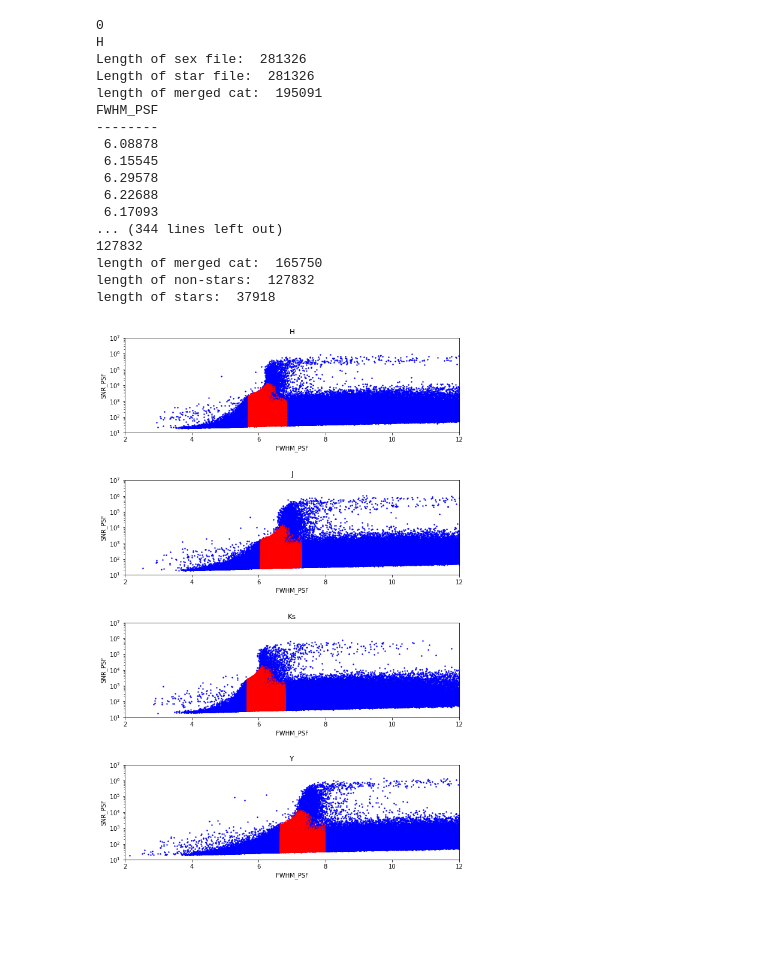
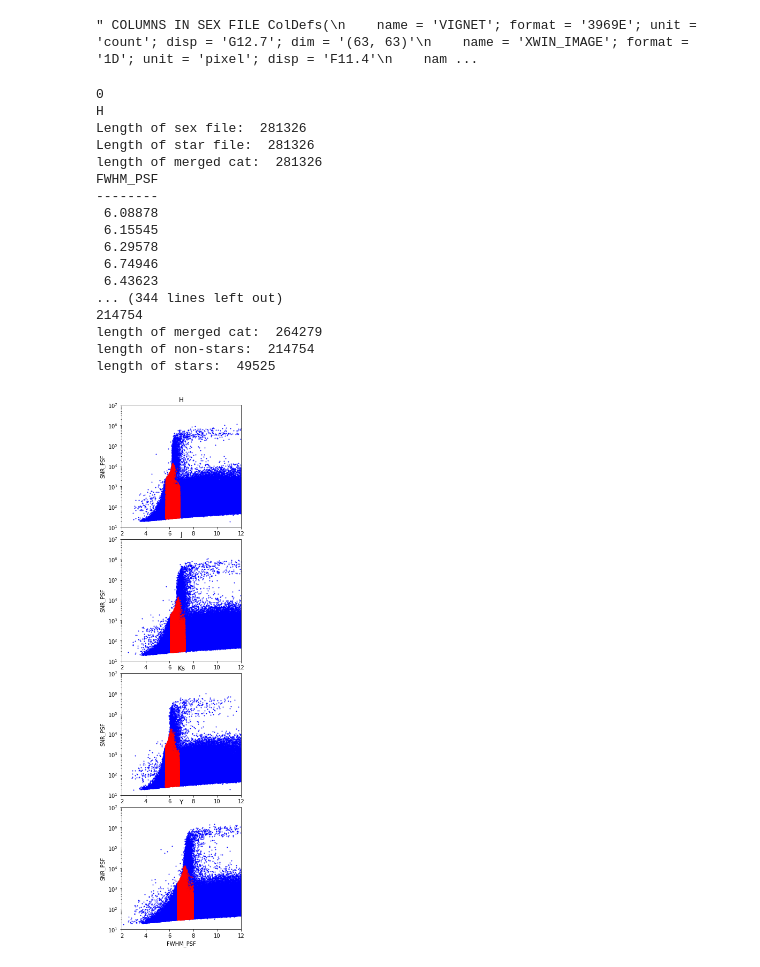
Before and after one commit to des-science/DEEP, a Jupyter notebook: TestStarSelect_deep.ipynb, the cells around one changed output. Cells and saved outputs as stored; diff of their text form; code cells hidden in the pictures; blank space fills up the shorter version.

```diff
--- a/TestStarSelect_deep.ipynb
+++ b/TestStarSelect_deep.ipynb
@@ -36,7 +37,8 @@ import pandas
 #import piff
 #import ngmix
 # %%
-"""ColDefs(
+""" COLUMNS IN SEX FILE
+    ColDefs(
     name = 'VIGNET'; format = '3969E'; unit = 'count'; disp = 'G12.7'; dim = '(63, 63)'
     name = 'XWIN_IMAGE'; format = '1D'; unit = 'pixel'; disp = 'F11.4'
     name = 'YWIN_IMAGE'; format = '1D'; unit = 'pixel'; disp = 'F11.4'
@@ -54,7 +56,9 @@ import pandas
     name = 'ERRAWIN_WORLD'; format = '1E'; unit = 'deg'; disp = 'G12.7'
     name = 'ERRBWIN_WORLD'; format = '1E'; unit = 'deg'; disp = 'G12.7'
     name = 'ERRTHETAWIN_J2000'; format = '1E'; unit = 'deg'; disp = 'F6.2'
-ColDefs(
+
+    COLUMNS IN STAR FILE
+    ColDefs(
     name = 'SOURCE_NUMBER'; format = '1J'; disp = 'I10'
     name = 'EXTENSION'; format = '1I'; disp = 'I4'
     name = 'CATALOG_NUMBER'; format = '1J'; disp = 'I7'
@@ -71,6 +75,8 @@ ColDefs(
     name = 'CHI2_PSF'; format = '1E'; disp = 'G12.6'
     name = 'RESI_PSF'; format = '1E'; disp = 'G12.6'
 """
+# %% [output]
+" COLUMNS IN SEX FILE ColDefs(\n    name = 'VIGNET'; format = '3969E'; unit = 'count'; disp = 'G12.7'; dim = '(63, 63)'\n    name = 'XWIN_IMAGE'; format = '1D'; unit = 'pixel'; disp = 'F11.4'\n    nam ...
 # %%
 def read_files(filter):
 
@@ -137,12 +127,12 @@ filter=['H', 'J', 'Ks', 'Y']
 numfilts=len(filter)
 
 #make figure for fwhm-snr
-fig, axs = plt.subplots(4, figsize=(10, 16), facecolor='w', edgecolor='k')
-fig.subplots_adjust(hspace = .5, wspace=.5)
-fig2, axs2 = plt.subplots(4, figsize=(10, 16), facecolor='w', edgecolor='k')
-fig2.subplots_adjust(hspace = .5, wspace=.5)
-fig3, axs3 = plt.subplots(4, figsize=(10, 16), facecolor='w', edgecolor='k')
-fig3.subplots_adjust(hspace = .5, wspace=.5)
+fig, axs = plt.subplots(4, figsize=(4, 18), facecolor='w', edgecolor='k')
+fig.subplots_adjust(hspace = .1, wspace=.5)
+fig2, axs2 = plt.subplots(4, figsize=(4, 18), facecolor='w', edgecolor='k')
+fig2.subplots_adjust(hspace = .1, wspace=.5)
+fig3, axs3 = plt.subplots(4, figsize=(4, 18), facecolor='w', edgecolor='k')
+fig3.subplots_adjust(hspace = .1, wspace=.5)
 
 #make figure for flux-size
 for i in range(numfilts):
@@ -151,7 +141,8 @@ for i in range(numfilts):
     print(filt)
 
     #sexdata,stardata=read_files(filt)
-    sexstar, ssdf=read_files(filt)
+    sexstar, sex, star =read_files(filt)
+
     print(sexstar['FWHM_PSF'][np.where(sexstar['FLAGS_PSF']==0)])
     print(sexstar['SNR_PSF'][np.where(sexstar['FLAGS_PSF']==0)])
     print(sexstar['FLUX_APER'][[np.where(sexstar['FLAGS_PSF']==0)],0])
@@ -166,54 +157,54 @@ for i in range(numfilts):
     print("length of stars: ",len(sexstar['FLAGS_PSF'][np.where(sexstar['FLAGS_PSF']==0)]))
 
     #add to axes
-    axs[i].scatter(x=sexstar['FWHM_PSF'][np.where(sexstar['FLAGS_PSF']!=0)],y=sexstar['SNR_PSF'][np.where(sexstar['FLAGS_PSF']!=0)],c='blue',label='FLAGS_PSF>0', marker='.',s=8)##,ax=axs[i])
-    axs[i].scatter(x=sexstar['FWHM_PSF'][np.where(sexstar['FLAGS_PSF']==0)],y=sexstar['SNR_PSF'][np.where(sexstar['FLAGS_PSF']==0)],c='red',label='FLAGS_PSF=0', marker='.',s=6)##,ax=axs[i])
+    #axs[i].scatter(x=star['FWHM_PSF'],y=star['SNR_PSF'],c='red',label='FLAGS_PSF=0', marker='.',s=4)##,ax=axs[i]) # use this is conconcered about matching
+    axs[i].scatter(x=sexstar['FWHM_PSF'][np.where(sexstar['FLAGS_PSF']!=0)],y=sexstar['SNR_PSF'][np.where(sexstar['FLAGS_PSF']!=0)],c='blue',label='FLAGS_PSF>0', marker='.',s=4)##,ax=axs[i])
+    axs[i].scatter(x=sexstar['FWHM_PSF'][np.where(sexstar['FLAGS_PSF']==0)],y=sexstar['SNR_PSF'][np.where(sexstar['FLAGS_PSF']==0)],c='red',label='FLAGS_PSF=0', marker='.',s=4)##,ax=axs[i])
     #axs[i].set_xscale('log')
     axs[i].set_yscale('log')
     axs[i].set_xlim(2,12)
     axs[i].set_ylim(10,10**7 )
     axs[i].set_xlabel('FWHM_PSF')
     axs[i].set_ylabel('SNR_PSF')
     axs[i].set_title(filt)
     #axs[i].legend(sexstar['FLAGS_PSF'])
 
-    axs2[i].scatter(sexstar['FLUX_RADIUS'][np.where(sexstar['FLAGS_PSF']!=0)],sexstar['FLUX_APER'][[np.where(sexstar['FLAGS_PSF']!=0)],0]/sexstar['FLUXERR_APER'][[np.where(sexstar['FLAGS_PSF']!=0)],0],c='blue',label='FLAGS_PSF>0', marker='.',s=4) # , colormap='viridis')
-    axs2[i].scatter(sexstar['FLUX_RADIUS'][np.where(sexstar['FLAGS_PSF']==0)],sexstar['FLUX_APER'][[np.where(sexstar['FLAGS_PSF']==0)],0]/sexstar['FLUXERR_APER'][[np.where(sexstar['FLAGS_PSF']==0)],0],c='red',label='FLAGS_PSF=0', marker='.',s=10)
-    #plt.xscale('log')
+    #axs2[i].scatter(x=sex['FLUX_RADIUS'],y=sex['FLUX_APER'][:,3],c='blue',label='FLAGS_PSF=0', marker='.',s=4) use this is conconcered about matching
+    axs2[i].scatter(sexstar['FLUX_RADIUS'][np.where(sexstar['FLAGS_PSF']!=0)],sexstar['FLUX_APER'][[np.where(sexstar['FLAGS_PSF']!=0)],3]/sexstar['FLUXERR_APER'][[np.where(sexstar['FLAGS_PSF']!=0)],3],c='blue',label='FLAGS_PSF>0', marker='.',s=4) # , colormap='viridis')
+    axs2[i].scatter(sexstar['FLUX_RADIUS'][np.where(sexstar['FLAGS_PSF']==0)],sexstar['FLUX_APER'][[np.where(sexstar['FLAGS_PSF']==0)],3]/sexstar['FLUXERR_APER'][[np.where(sexstar['FLAGS_PSF']==0)],3],c='red',label='FLAGS_PSF=0', marker='.',s=4)
+    ##plt.xscale('log')
     axs2[i].set_yscale('log')
     axs2[i].set_ylim(1,10**6)
     axs2[i].set_xlim(1,10)
     #axs2[i].legend(sexstar['FLAGS_PSF'])
     axs2[i].set_xlabel('FLUX_RADIUS')
     axs2[i].set_ylabel('FLUX_APER/FLUXERR_APER')
     axs2[i].set_title(filt)
 
-    axs3[i].scatter(sexstar['FLUX_RADIUS'][np.where(sexstar['FLAGS_PSF']!=0)],sexstar['MAG_APER'][[np.where(sexstar['FLAGS_PSF']!=0)],0],c='blue',label='FLAGS_PSF>0', marker='.',s=4) # , colormap='viridis')
-    axs3[i].scatter(sexstar['FLUX_RADIUS'][np.where(sexstar['FLAGS_PSF']==0)],sexstar['MAG_APER'][[np.where(sexstar['FLAGS_PSF']==0)],0],c='red',label='FLAGS_PSF=0', marker='.',s=10)
-    #plt.xscale('log')
-    axs3[i].set_yscale('log')
-    axs3[i].set_ylim(10,100)
-    axs3[i].set_xlim(1,10)
+    axs3[i].scatter(sexstar['MAG_APER'][[np.where(sexstar['FLAGS_PSF']!=0)],0], sexstar['FLUX_RADIUS'][np.where(sexstar['FLAGS_PSF']!=0)],c='blue',label='FLAGS_PSF>0', marker='.',s=4) # , colormap='viridis')
+    axs3[i].scatter(sexstar['MAG_APER'][[np.where(sexstar['FLAGS_PSF']==0)],0], sexstar['FLUX_RADIUS'][np.where(sexstar['FLAGS_PSF']==0)],c='red',label='FLAGS_PSF=0', marker='.',s=4)
+    axs3[i].set_ylim(0,10)
+    axs3[i].set_xlim(10,28)
     #axs2[i].legend(sexstar['FLAGS_PSF'])
-    axs3[i].set_xlabel('FLUX_RADIUS')
-    axs3[i].set_ylabel('MAG_APER')
+    axs3[i].set_ylabel('FLUX_RADIUS')
+    axs3[i].set_xlabel('MAG_APER')
     axs3[i].set_title(filt)
 # %% [output]
 0
 H
 Length of sex file:  281326
 Length of star file:  281326
-length of merged cat:  195091
+length of merged cat:  281326
 FWHM_PSF
 --------
  6.08878
  6.15545
  6.29578
- 6.22688
- 6.17093
+ 6.74946
+ 6.43623
 ... (344 lines left out)
-127832
-length of merged cat:  165750
-length of non-stars:  127832
-length of stars:  37918
+214754
+length of merged cat:  264279
+length of non-stars:  214754
+length of stars:  49525
-[figure, old version]
+[figure, new version]
```
Also changed, not shown: parts of 3 cells of this notebook, 4 other files.
